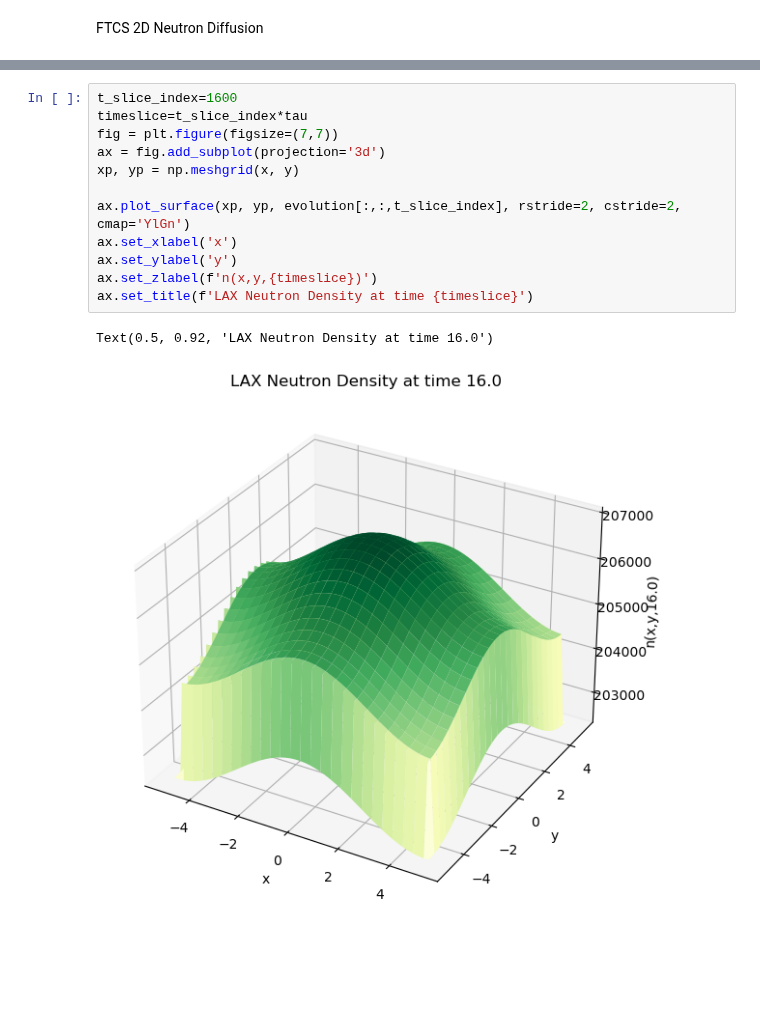
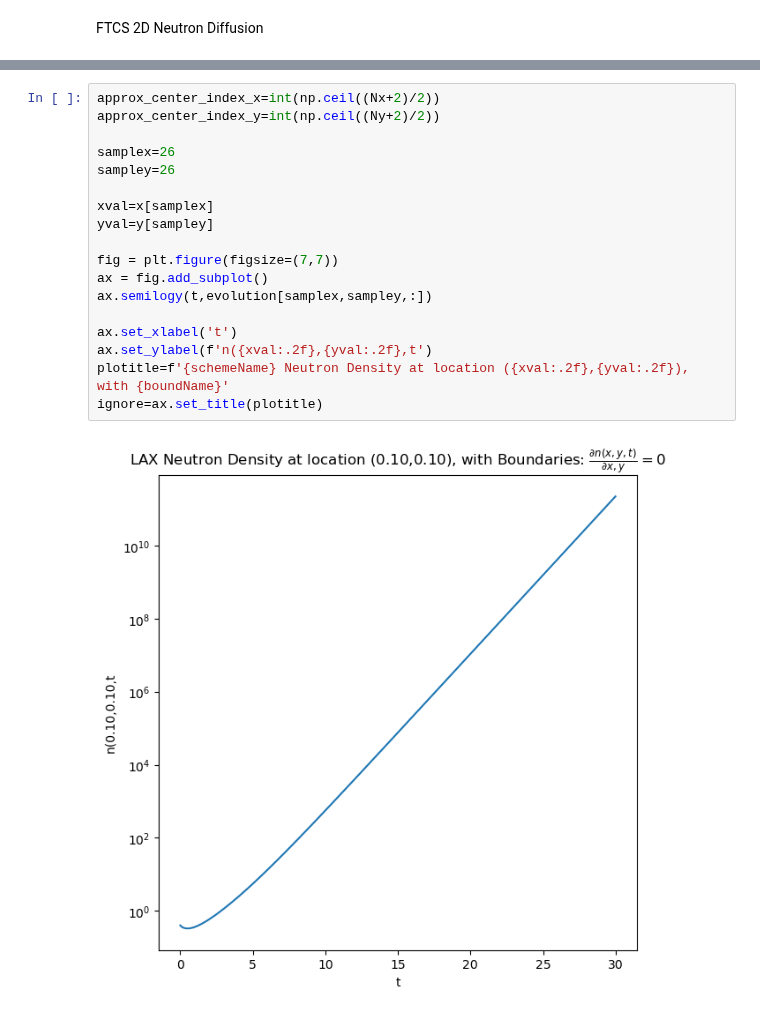
Before and after one commit to LordofDorknes/ProfHurst_PHYS240_Sp23, a Jupyter notebook: Newby/Project/Newby_Robin_Neutron_Diffusion.ipynb, the cells around one changed output, grey strips where cells are left out. Cells and saved outputs as stored; diff of their text form; blank space fills up the shorter version.

```diff
--- a/Newby/Project/Newby_Robin_Neutron_Diffusion.ipynb
+++ b/Newby/Project/Newby_Robin_Neutron_Diffusion.ipynb
@@ -134,15 +145,20 @@ LAX 2D Neutron Diffusion
-# %%
-t_slice_index=1600
-timeslice=t_slice_index*tau
-fig = plt.figure(figsize=(7,7))
-ax = fig.add_subplot(projection='3d')
-xp, yp = np.meshgrid(x, y)
-
-ax.plot_surface(xp, yp, evolution[:,:,t_slice_index], rstride=2, cstride=2, cmap='YlGn')
-ax.set_xlabel('x')
-ax.set_ylabel('y')
-ax.set_zlabel(f'n(x,y,{timeslice})')
-ax.set_title(f'LAX Neutron Density at time {timeslice}')
-# %% [output]
-Text(0.5, 0.92, 'LAX Neutron Density at time 16.0')
-[figure, removed]
+# %%
+approx_center_index_x=int(np.ceil((Nx+2)/2))
+approx_center_index_y=int(np.ceil((Ny+2)/2))
+
+samplex=26
+sampley=26
+
+xval=x[samplex]
+yval=y[sampley]
+
+fig = plt.figure(figsize=(7,7))
+ax = fig.add_subplot()
+ax.semilogy(t,evolution[samplex,sampley,:])
+
+ax.set_xlabel('t')
+ax.set_ylabel(f'n({xval:.2f},{yval:.2f},t')
+plotitle=f'{schemeName} Neutron Density at location ({xval:.2f},{yval:.2f}), with {boundName}'
+ignore=ax.set_title(plotitle)
+# %% [output]
+[figure, added]
```
Also changed, not shown: parts of 3 cells of this notebook.
